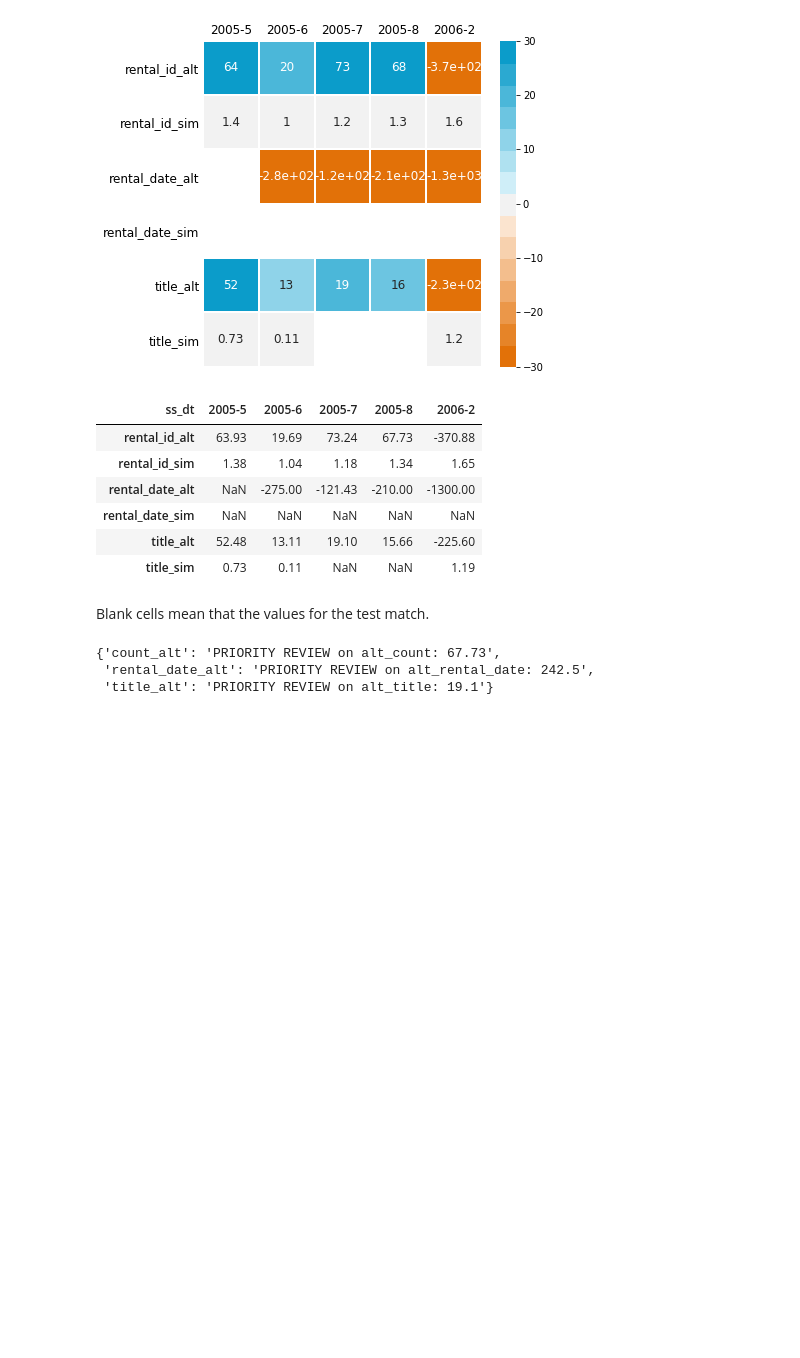
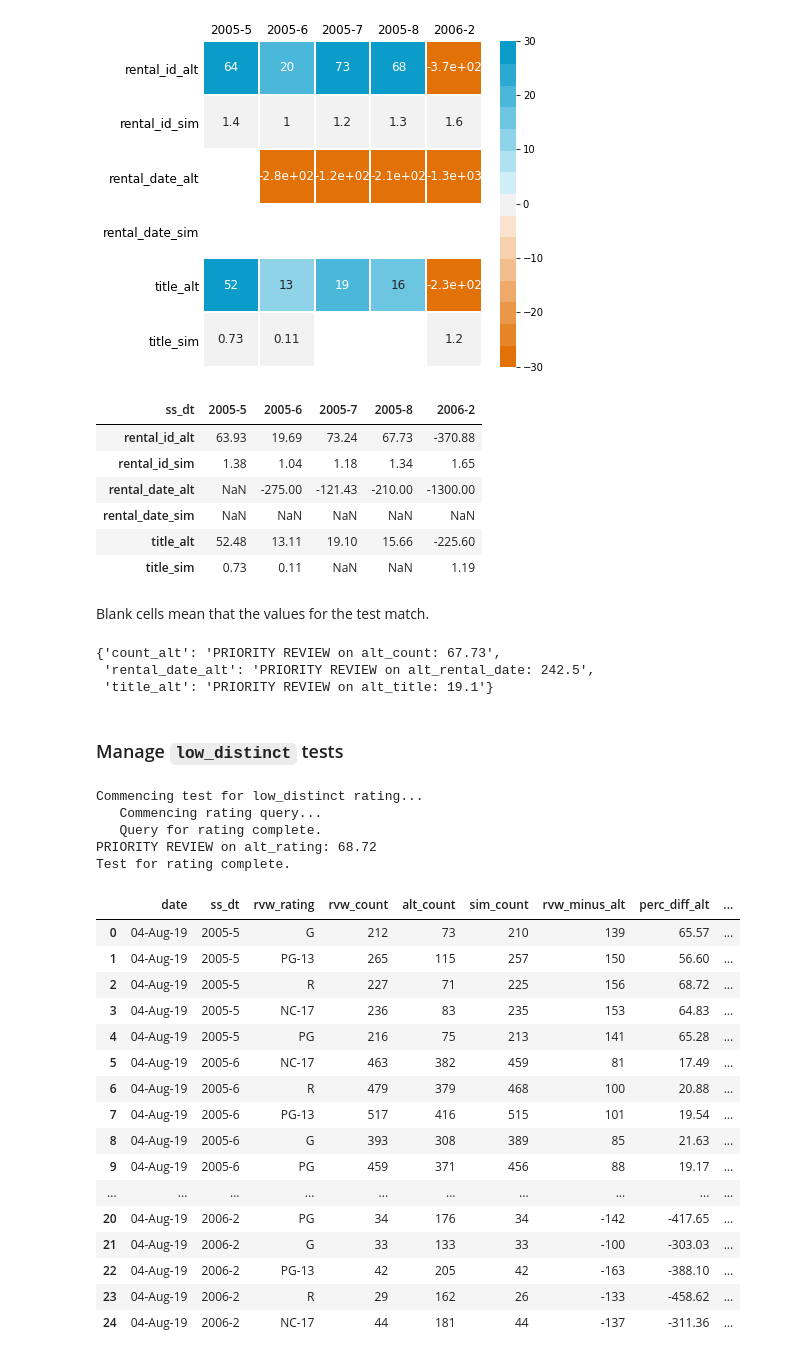
Before and after one commit to rebeccaebarnes/sql_analysis, a Jupyter notebook: sql_analysis_development.ipynb, the cells around one changed output. Cells and saved outputs as stored; diff of their text form; code cells hidden in the pictures; blank space fills up the shorter version.

Commit message:
Explore low_distinct summarization

```diff
--- a/sql_analysis_development.ipynb
+++ b/sql_analysis_development.ipynb
@@ -345,3 +345,35 @@ tester._priority_review
 {'count_alt': 'PRIORITY REVIEW on alt_count: 67.73',
  'rental_date_alt': 'PRIORITY REVIEW on alt_rental_date: 242.5',
  'title_alt': 'PRIORITY REVIEW on alt_title: 19.1'}
+# %% [markdown]
+### Manage `low_distinct` tests
+# %%
+tester.comparison_fields = ('rating','rating', 'rating')
+tester.test_type = 'low_distinct'
+tester.run_test()
+# %% [output]
+Commencing test for low_distinct rating...
+   Commencing rating query...
+   Query for rating complete.
+PRIORITY REVIEW on alt_rating: 68.72
+Test for rating complete.
+# %%
+tester._results
+# %% [output]
+|  | date | ss_dt | rvw_rating | rvw_count | alt_count | sim_count | rvw_minus_alt | perc_diff_alt | ... |
+| 0 | 04-Aug-19 | 2005-5 | G | 212 | 73 | 210 | 139 | 65.57 | ... |
+| 1 | 04-Aug-19 | 2005-5 | PG-13 | 265 | 115 | 257 | 150 | 56.60 | ... |
+| 2 | 04-Aug-19 | 2005-5 | R | 227 | 71 | 225 | 156 | 68.72 | ... |
+| 3 | 04-Aug-19 | 2005-5 | NC-17 | 236 | 83 | 235 | 153 | 64.83 | ... |
+| 4 | 04-Aug-19 | 2005-5 | PG | 216 | 75 | 213 | 141 | 65.28 | ... |
+| 5 | 04-Aug-19 | 2005-6 | NC-17 | 463 | 382 | 459 | 81 | 17.49 | ... |
+| 6 | 04-Aug-19 | 2005-6 | R | 479 | 379 | 468 | 100 | 20.88 | ... |
+| 7 | 04-Aug-19 | 2005-6 | PG-13 | 517 | 416 | 515 | 101 | 19.54 | ... |
+| 8 | 04-Aug-19 | 2005-6 | G | 393 | 308 | 389 | 85 | 21.63 | ... |
+| 9 | 04-Aug-19 | 2005-6 | PG | 459 | 371 | 456 | 88 | 19.17 | ... |
+| ... | ... | ... | ... | ... | ... | ... | ... | ... | ... |
+| 20 | 04-Aug-19 | 2006-2 | PG | 34 | 176 | 34 | -142 | -417.65 | ... |
+| 21 | 04-Aug-19 | 2006-2 | G | 33 | 133 | 33 | -100 | -303.03 | ... |
+| 22 | 04-Aug-19 | 2006-2 | PG-13 | 42 | 205 | 42 | -163 | -388.10 | ... |
+| 23 | 04-Aug-19 | 2006-2 | R | 29 | 162 | 26 | -133 | -458.62 | ... |
+| 24 | 04-Aug-19 | 2006-2 | NC-17 | 44 | 181 | 44 | -137 | -311.36 | ... |
```
Also changed, not shown: parts of 1 cell of this notebook.
